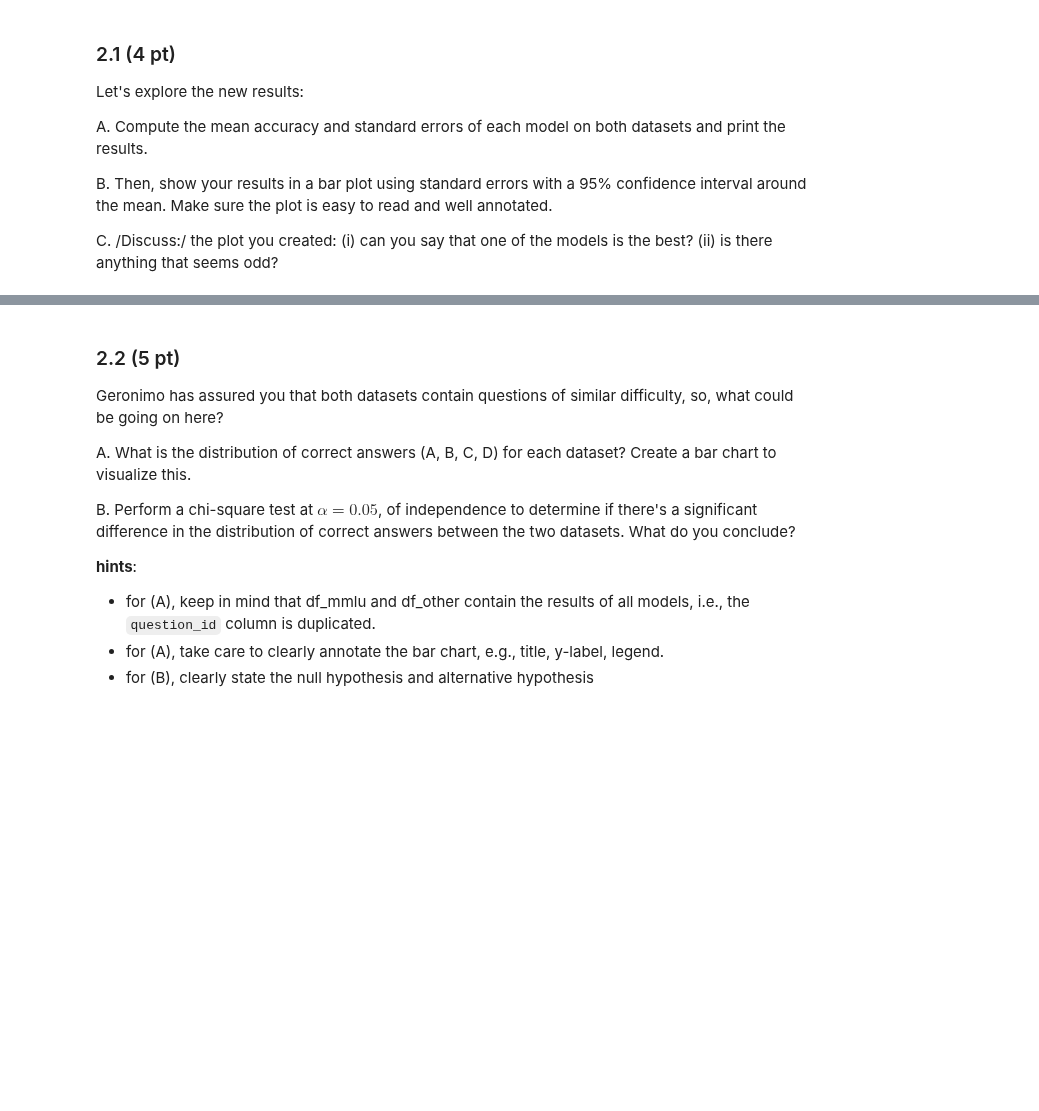
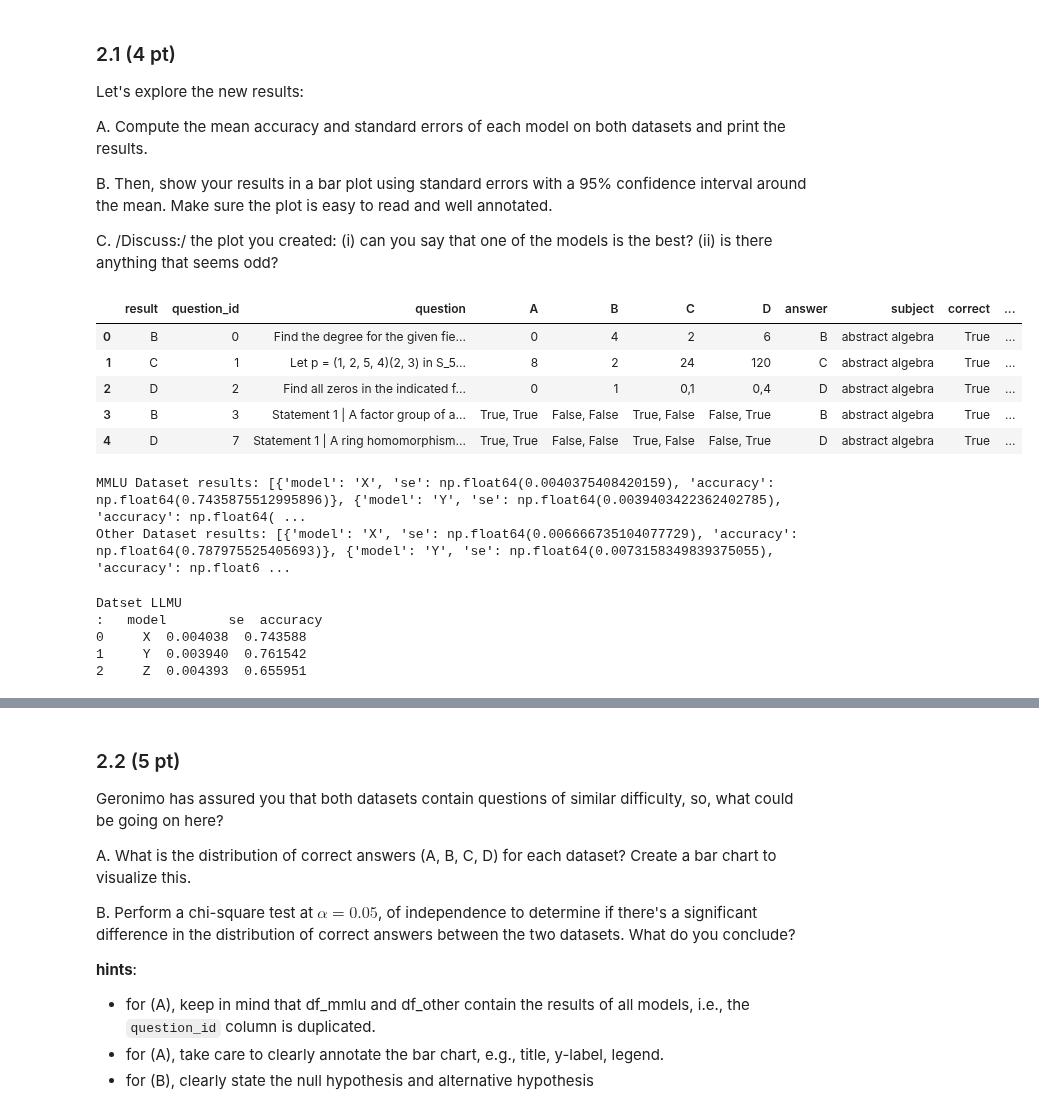
Before and after one commit to sebastians1999/KEN3450_Data_Analysis, a Jupyter notebook: Clinics/Clinic_1/DA-clinic1-empty.ipynb, the cells around one changed output, grey strips where cells are left out. Drawn from its saved outputs; the diff is of its cells as text; code cells hidden in the pictures; blank space fills up the shorter version.

```diff
--- a/Clinics/Clinic_1/DA-clinic1-empty.ipynb
+++ b/Clinics/Clinic_1/DA-clinic1-empty.ipynb
@@ -663,5 +697,48 @@ A. Compute the mean accuracy and standard errors of each model on both datasets
 B. Then, show your results in a bar plot using standard errors with a 95% confidence interval around the mean. Make sure the plot is easy to read and well annotated.
 
 C. /Discuss:/ the plot you created: (i) can you say that one of the models is the best? (ii) is there anything that seems odd?
+# %%
+df_mmlu.head()
+# %% [output]
+|  | result | question_id | question | A | B | C | D | answer | subject | correct | ... |
+| 0 | B | 0 | Find the degree for the given fie... | 0 | 4 | 2 | 6 | B | abstract algebra | True | ... |
+| 1 | C | 1 | Let p = (1, 2, 5, 4)(2, 3) in S_5... | 8 | 2 | 24 | 120 | C | abstract algebra | True | ... |
+| 2 | D | 2 | Find all zeros in the indicated f... | 0 | 1 | 0,1 | 0,4 | D | abstract algebra | True | ... |
+| 3 | B | 3 | Statement 1 | A factor group of a... | True, True | False, False | True, False | False, True | B | abstract algebra | True | ... |
+| 4 | D | 7 | Statement 1 | A ring homomorphism... | True, True | False, False | True, False | False, True | D | abstract algebra | True | ... |
 # %%
 #A
+
+from sklearn.metrics import mean_squared_error
+import numpy as np
+
+def calculate_mse_acc(df: pd.DataFrame) -> list:
+
+    df['num_correct'] = df['correct'].astype(int)
+    results = []
+
+    for model, group in df.groupby('model_name'):
+        n = len(group)
+        accuracy = group['correct'].mean()
+        se = np.sqrt(accuracy * (1 - accuracy) / n)
+        evaluation = {
+            'model': model,
+            'se': se,
+            'accuracy': accuracy
+        }
+        results.append(evaluation)
+    return results
+
+
+results_mmlu = calculate_mse_acc(df_mmlu)
+results_other = calculate_mse_acc(df_other)
+
+print('MMLU Dataset results:',results_mmlu)
+print('Other Dataset results:',results_other)
+
+
+
+# The standard error (SE) is a way of measuring how much our estimate (like the mean accuracy) would change if we repeated the experiment multiple times
+# %% [output]
+MMLU Dataset results: [{'model': 'X', 'se': np.float64(0.0040375408420159), 'accuracy': np.float64(0.7435875512995896)}, {'model': 'Y', 'se': np.float64(0.0039403422362402785), 'accuracy': np.float64( ...
+Other Dataset results: [{'model': 'X', 'se': np.float64(0.006666735104077729), 'accuracy': np.float64(0.787975525405693)}, {'model': 'Y', 'se': np.float64(0.0073158349839375055), 'accuracy': np.float6 ...
@@ -669,0 +745,12 @@ C. /Discuss:/ the plot you created: (i) can you say that one of the models is th
+# %%
+df_result_mmlu = pd.DataFrame(results_mmlu)
+df_result_other = pd.DataFrame(results_other)
+
+print("Datsset LLMU\n:",df_result_mmlu)
+print("Datsset Other\n:",df_result_other)
+# %% [output]
+Datset LLMU
+:   model        se  accuracy
+0     X  0.004038  0.743588
+1     Y  0.003940  0.761542
+2     Z  0.004393  0.655951
```
Also changed, not shown: parts of 21 cells of this notebook.
